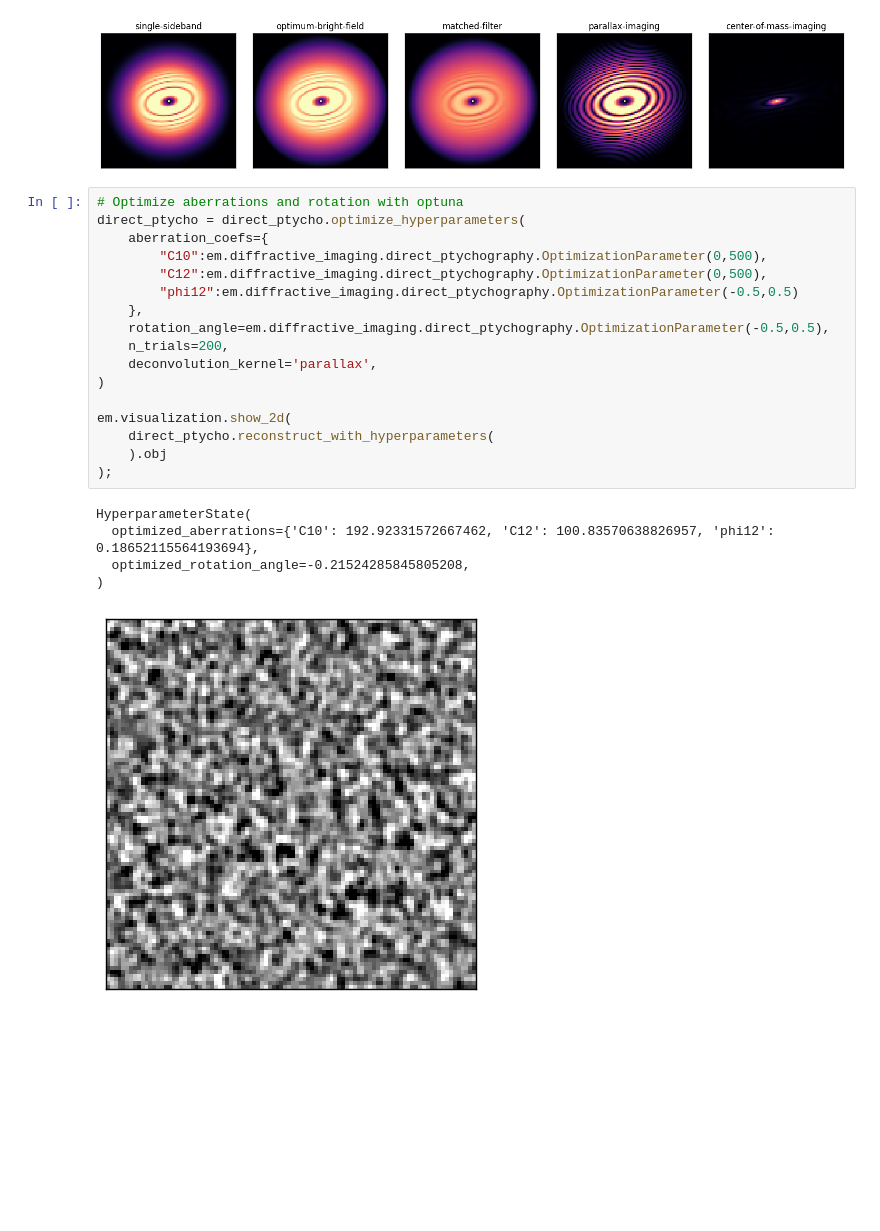
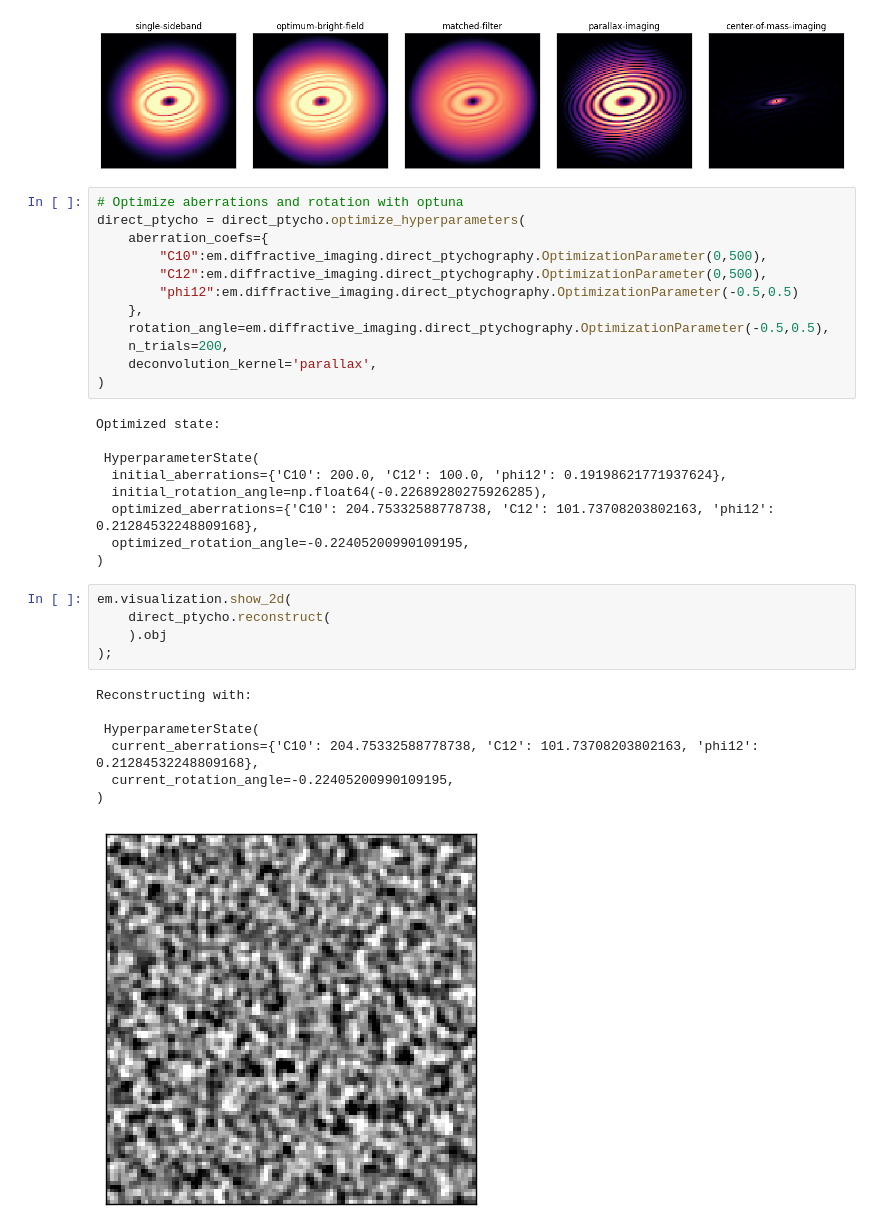
Before and after one commit to electronmicroscopy/quantem-tutorials, a Jupyter notebook: notebooks/white_noise_object_phase_retrieval.ipynb, the cells around one changed output. Cells and saved outputs as stored; diff of their text form; blank space fills up the shorter version.

```diff
--- a/notebooks/white_noise_object_phase_retrieval.ipynb
+++ b/notebooks/white_noise_object_phase_retrieval.ipynb
@@ -99,15 +99,26 @@ direct_ptycho = direct_ptycho.optimize_hyperparameters(
     n_trials=200,
     deconvolution_kernel='parallax',
 )
-
-em.visualization.show_2d(
-    direct_ptycho.reconstruct_with_hyperparameters(
-    ).obj
-);
 # %% [output]
-HyperparameterState(
-  optimized_aberrations={'C10': 192.92331572667462, 'C12': 100.83570638826957, 'phi12': 0.18652115564193694},
-  optimized_rotation_angle=-0.21524285845805208,
+Optimized state:
+
+ HyperparameterState(
+  initial_aberrations={'C10': 200.0, 'C12': 100.0, 'phi12': 0.19198621771937624},
+  initial_rotation_angle=np.float64(-0.22689280275926285),
+  optimized_aberrations={'C10': 204.75332588778738, 'C12': 101.73708203802163, 'phi12': 0.21284532248809168},
+  optimized_rotation_angle=-0.22405200990109195,
 )
-[figure, removed]
+# %%
+em.visualization.show_2d(
+    direct_ptycho.reconstruct(
+    ).obj
+);
+# %% [output]
+Reconstructing with:
+
+ HyperparameterState(
+  current_aberrations={'C10': 204.75332588778738, 'C12': 101.73708203802163, 'phi12': 0.21284532248809168},
+  current_rotation_angle=-0.22405200990109195,
+)
+[figure, added]
 # %%
```
Also changed, not shown: parts of 3 cells of this notebook, 4 other files.
